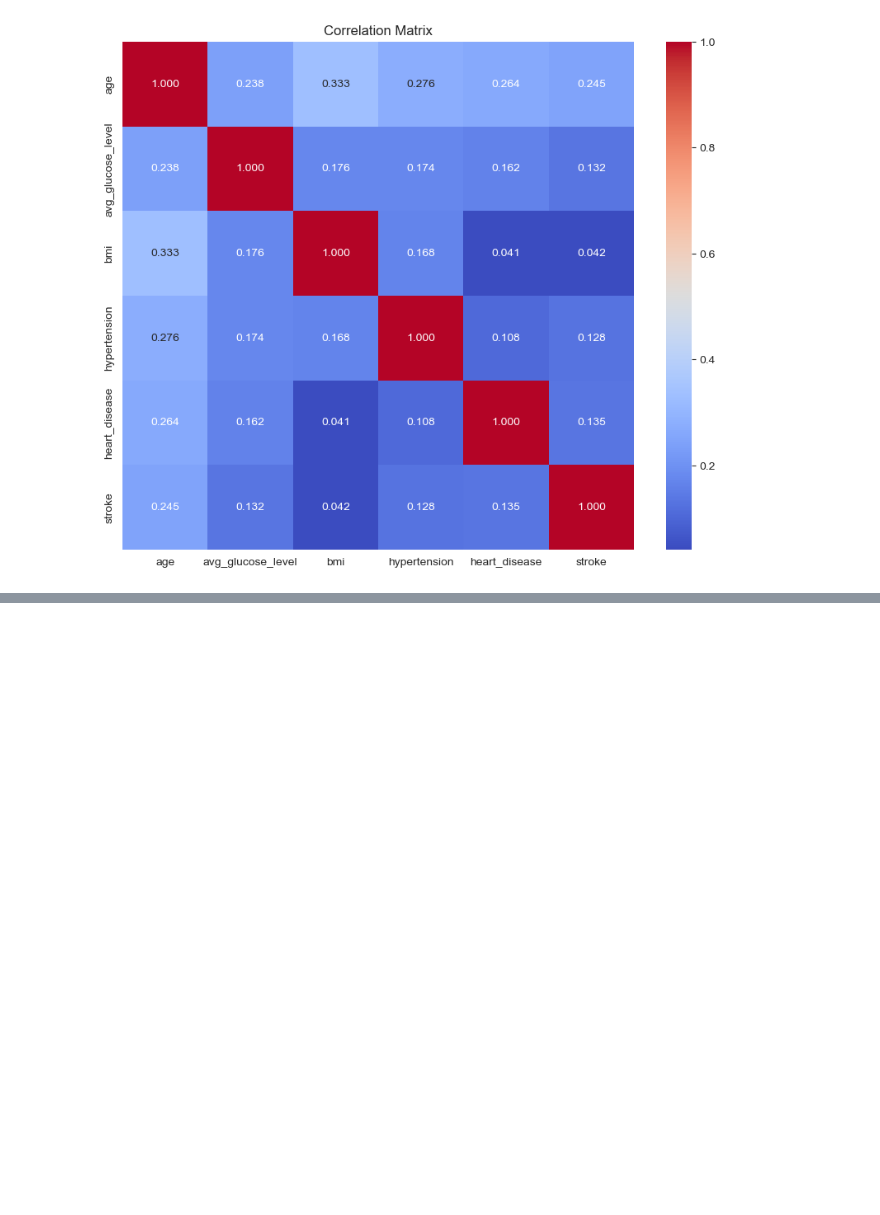
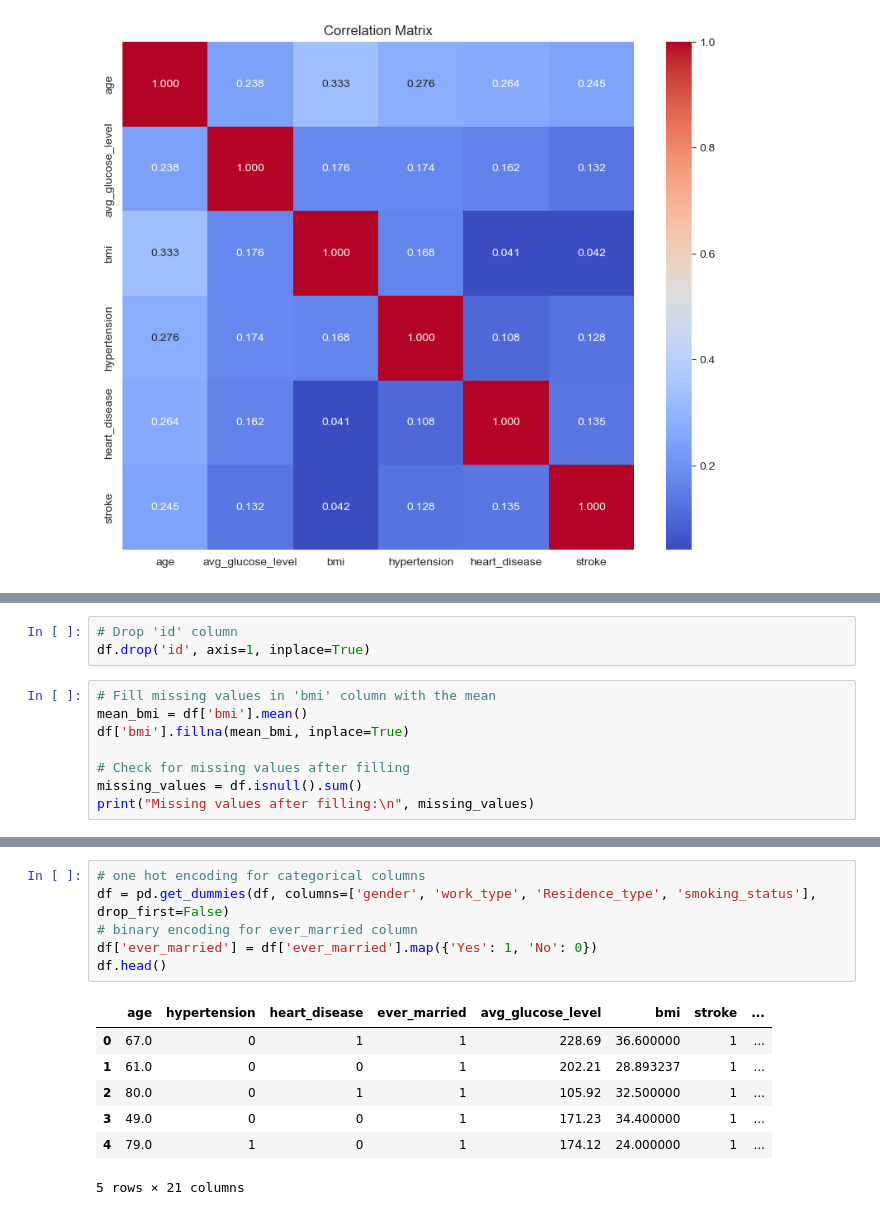
Before and after one commit to sanchick02/MLPCGroupAssignment7, a Jupyter notebook: mlpccc.ipynb, the cells around one changed output, grey strips where cells are left out. Drawn from its saved outputs; the diff is of its cells as text; blank space fills up the shorter version.

```diff
--- a/mlpccc.ipynb
+++ b/mlpccc.ipynb
@@ -318,0 +357,11 @@ Name: stroke, dtype: float64
+# %%
+# Drop 'id' column
+df.drop('id', axis=1, inplace=True)
+# %%
+# Fill missing values in 'bmi' column with the mean
+mean_bmi = df['bmi'].mean()
+df['bmi'].fillna(mean_bmi, inplace=True)
+
+# Check for missing values after filling
+missing_values = df.isnull().sum()
+print("Missing values after filling:\n", missing_values)
@@ -318,0 +382,14 @@ Name: stroke, dtype: float64
+# %%
+# one hot encoding for categorical columns
+df = pd.get_dummies(df, columns=['gender', 'work_type', 'Residence_type', 'smoking_status'], drop_first=False)
+# binary encoding for ever_married column
+df['ever_married'] = df['ever_married'].map({'Yes': 1, 'No': 0})
+df.head()
+# %% [output]
+|  | age | hypertension | heart_disease | ever_married | avg_glucose_level | bmi | stroke | ... |
+| 0 | 67.0 | 0 | 1 | 1 | 228.69 | 36.600000 | 1 | ... |
+| 1 | 61.0 | 0 | 0 | 1 | 202.21 | 28.893237 | 1 | ... |
+| 2 | 80.0 | 0 | 1 | 1 | 105.92 | 32.500000 | 1 | ... |
+| 3 | 49.0 | 0 | 0 | 1 | 171.23 | 34.400000 | 1 | ... |
+| 4 | 79.0 | 1 | 0 | 1 | 174.12 | 24.000000 | 1 | ... |
+5 rows × 21 columns
```
Also changed, not shown: parts of 11 cells of this notebook.
